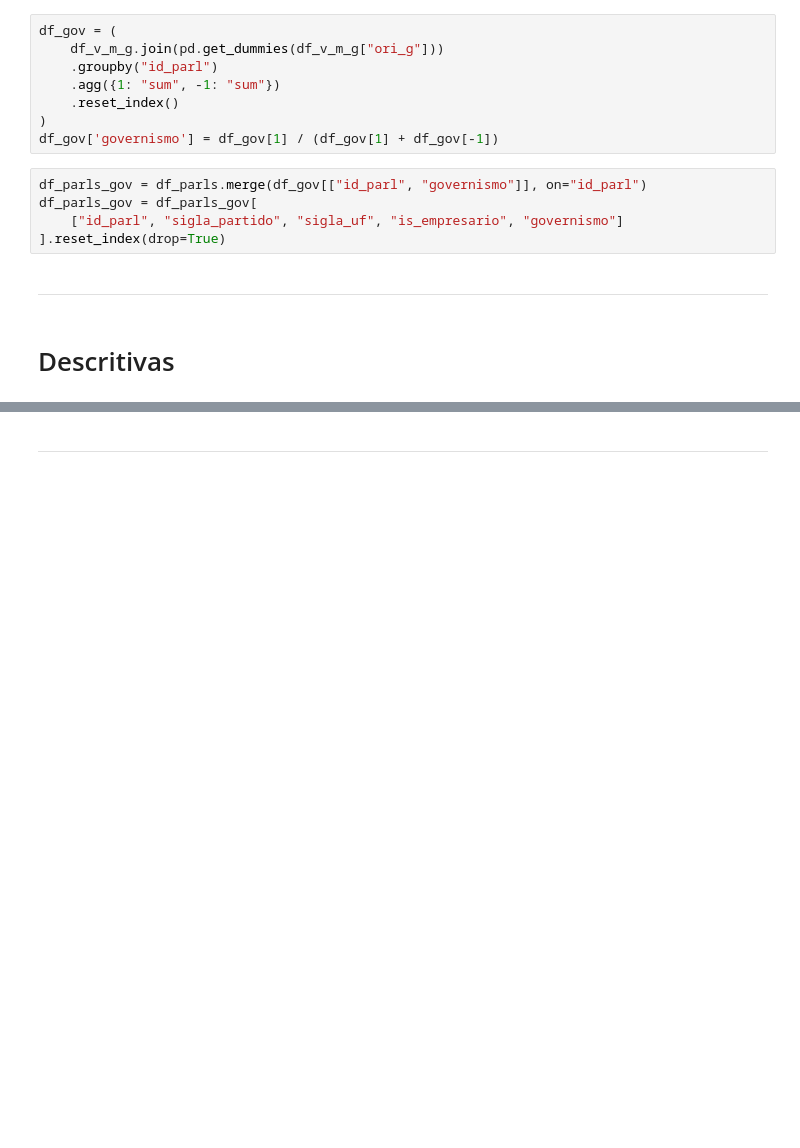
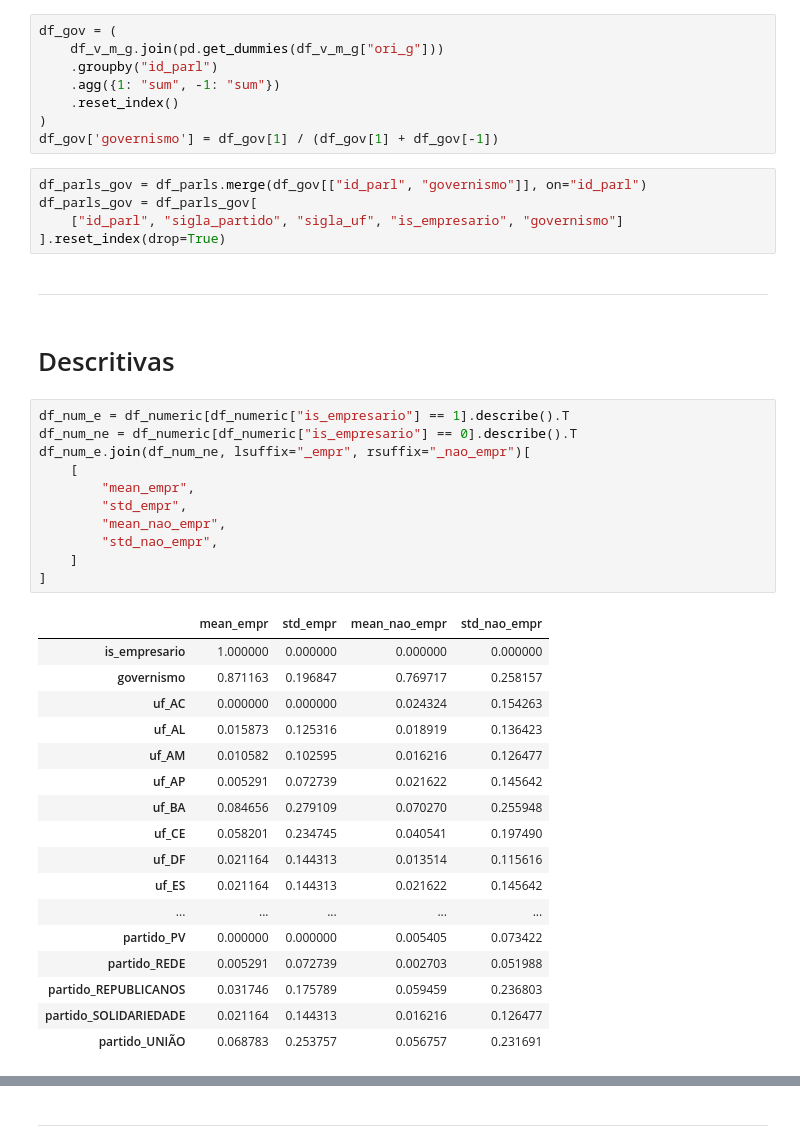
Before and after one commit to AcacioTelechi/artigo-empresarios, a Jupyter notebook: analyze_data_v3.ipynb, the cells around one changed output, grey strips where cells are left out. Saved outputs shown, nothing was run; the diff lists cells and outputs as text; blank space fills up the shorter version.

```diff
--- a/analyze_data_v3.ipynb
+++ b/analyze_data_v3.ipynb
@@ -104,5 +120,34 @@ df_parls_gov = df_parls_gov[
 ---
 # %% [markdown]
 # Descritivas
+# %%
+df_num_e = df_numeric[df_numeric["is_empresario"] == 1].describe().T
+df_num_ne = df_numeric[df_numeric["is_empresario"] == 0].describe().T
+df_num_e.join(df_num_ne, lsuffix="_empr", rsuffix="_nao_empr")[
+    [
+        "mean_empr",
+        "std_empr",
+        "mean_nao_empr",
+        "std_nao_empr",
+    ]
+]
+# %% [output]
+|  | mean_empr | std_empr | mean_nao_empr | std_nao_empr |
+| is_empresario | 1.000000 | 0.000000 | 0.000000 | 0.000000 |
+| governismo | 0.871163 | 0.196847 | 0.769717 | 0.258157 |
+| uf_AC | 0.000000 | 0.000000 | 0.024324 | 0.154263 |
+| uf_AL | 0.015873 | 0.125316 | 0.018919 | 0.136423 |
+| uf_AM | 0.010582 | 0.102595 | 0.016216 | 0.126477 |
+| uf_AP | 0.005291 | 0.072739 | 0.021622 | 0.145642 |
+| uf_BA | 0.084656 | 0.279109 | 0.070270 | 0.255948 |
+| uf_CE | 0.058201 | 0.234745 | 0.040541 | 0.197490 |
+| uf_DF | 0.021164 | 0.144313 | 0.013514 | 0.115616 |
+| uf_ES | 0.021164 | 0.144313 | 0.021622 | 0.145642 |
+| ... | ... | ... | ... | ... |
+| partido_PV | 0.000000 | 0.000000 | 0.005405 | 0.073422 |
+| partido_REDE | 0.005291 | 0.072739 | 0.002703 | 0.051988 |
+| partido_REPUBLICANOS | 0.031746 | 0.175789 | 0.059459 | 0.236803 |
+| partido_SOLIDARIEDADE | 0.021164 | 0.144313 | 0.016216 | 0.126477 |
+| partido_UNIÃO | 0.068783 | 0.253757 | 0.056757 | 0.231691 |
 # %%
 df_empres_by_partido = (
```
Also changed, not shown: parts of 16 cells of this notebook.
